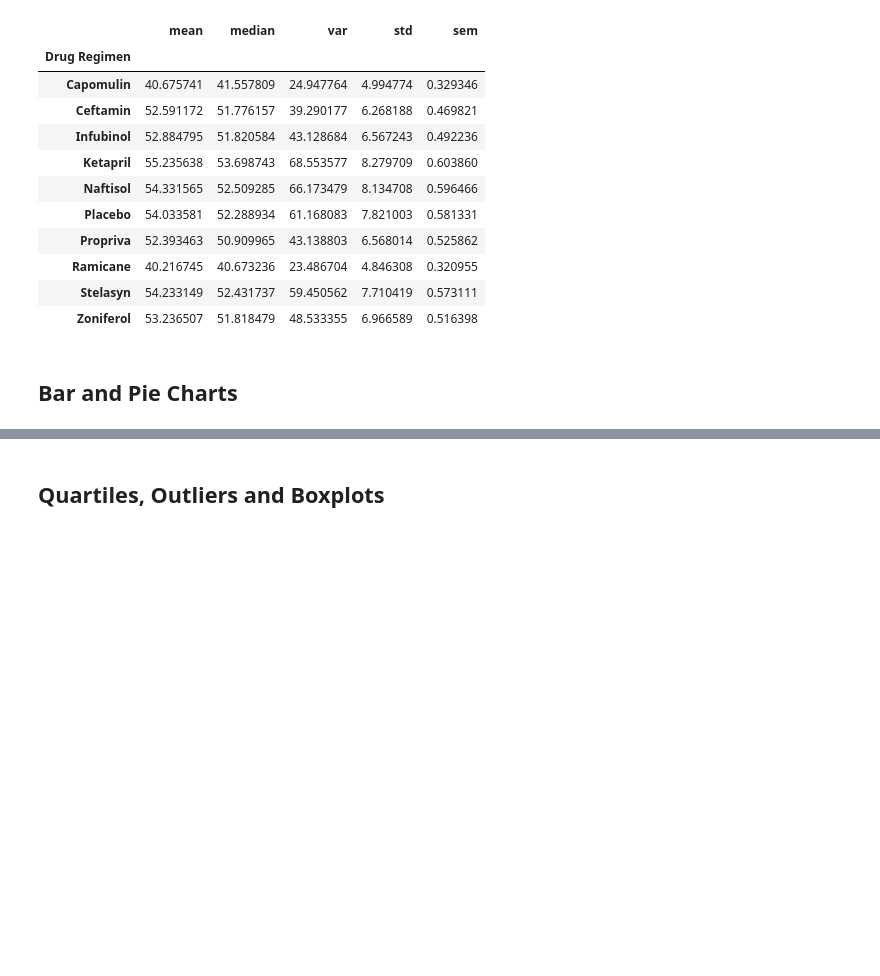
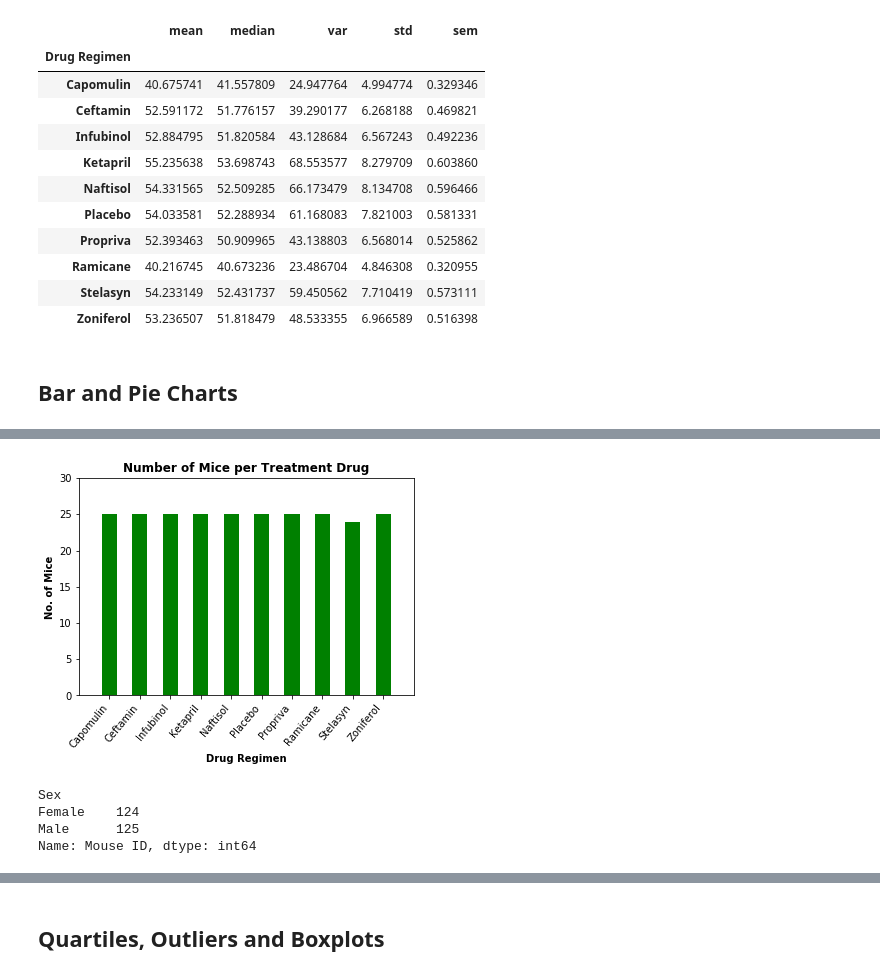
Before and after one commit to Michelin96/matplotlib-challenge, a Jupyter notebook: Pymaceuticals/pymaceuticals_starter.ipynb, the cells around one changed output, grey strips where cells are left out. Cells and saved outputs as stored; diff of their text form; code cells hidden in the pictures; blank space fills up the shorter version.

```diff
--- a/Pymaceuticals/pymaceuticals_starter.ipynb
+++ b/Pymaceuticals/pymaceuticals_starter.ipynb
@@ -203,14 +228,17 @@ Text(0.5, 1.0, 'Number of Mice per Treatment Drug')
 # %%
 # Generate a bar plot showing the total number of mice for each treatment throughout the course of the study using pyplot.
-treatments = mouse_study_cleaned.groupby(["Drug Regimen"])["Mouse ID"].nunique()
+all_treatments = mouse_study_cleaned.groupby(["Drug Regimen"])["Mouse ID"].nunique()
 
-treatments_and_mice = treatments.to_frame().reset_index()
+# Create a dataframe from the grouped data and reset the index
+treatments_and_mice = all_treatments.to_frame().reset_index()
 
-plt.bar(treatments_and_mice["Drug Regimen"],treatments_and_mice["Mouse ID"], )
-plt.xlim(-0.25, len(treatments))
+#Plot and customize the bar chart
+plt.bar(treatments_and_mice["Drug Regimen"],treatments_and_mice["Mouse ID"], align="center", color="green", width =.5)
+plt.xlim(-1, len(all_treatments))
 plt.ylim(0, max(treatments_and_mice["Mouse ID"])+5)
-plt.xlabel("Drug Regimen")
-plt.ylabel("No. of Mice")
-plt.title("Number of Mice per Treatment Drug")
+plt.xlabel("Drug Regimen", fontweight="black")
+plt.ylabel("No. of Mice", fontweight="black")
+plt.title("Number of Mice per Treatment Drug", fontweight="black")
+plt.xticks(rotation=50, ha='right')
 plt.show()
 # %% [output]
@@ -218,0 +245,8 @@ plt.show()
+[figure, added]
+# %%
+gender_distribution
+# %% [output]
+Sex
+Female    124
+Male      125
+Name: Mouse ID, dtype: int64
```
Also changed, not shown: parts of 32 cells of this notebook.
